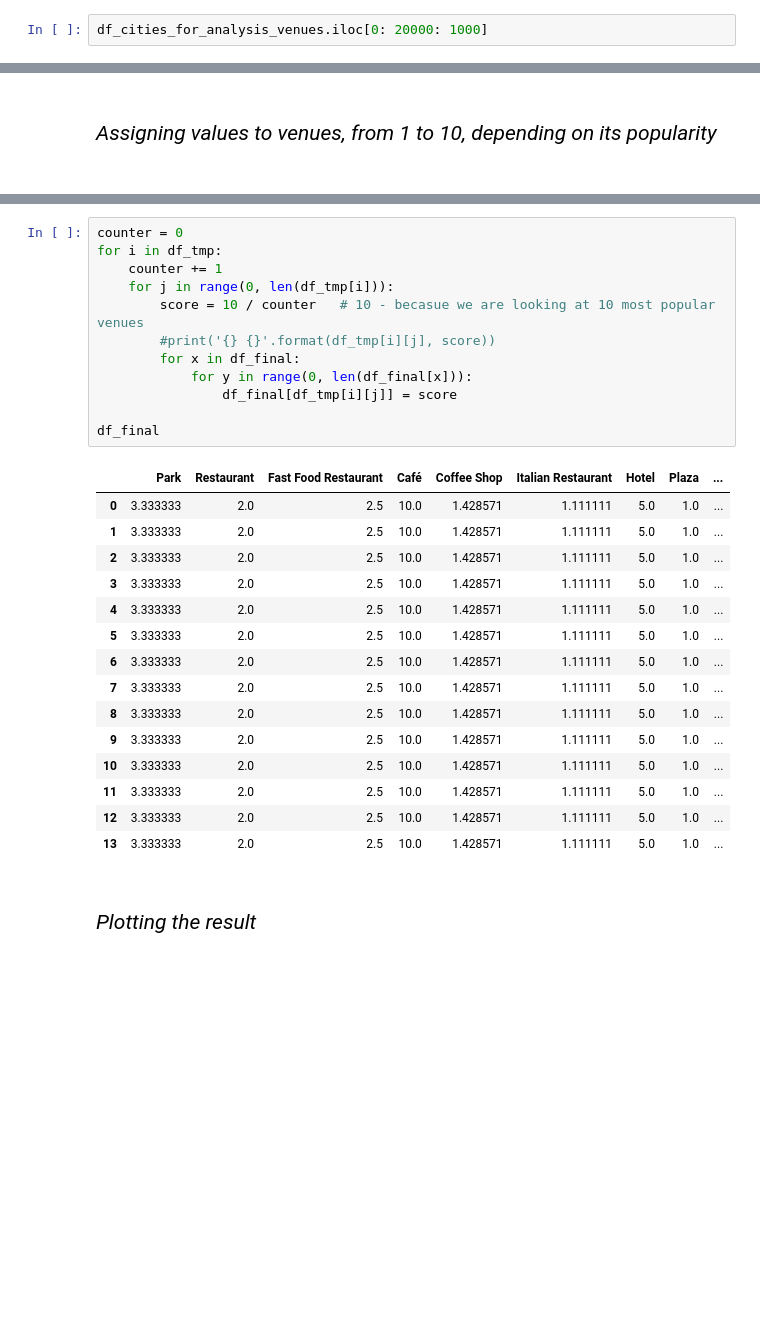
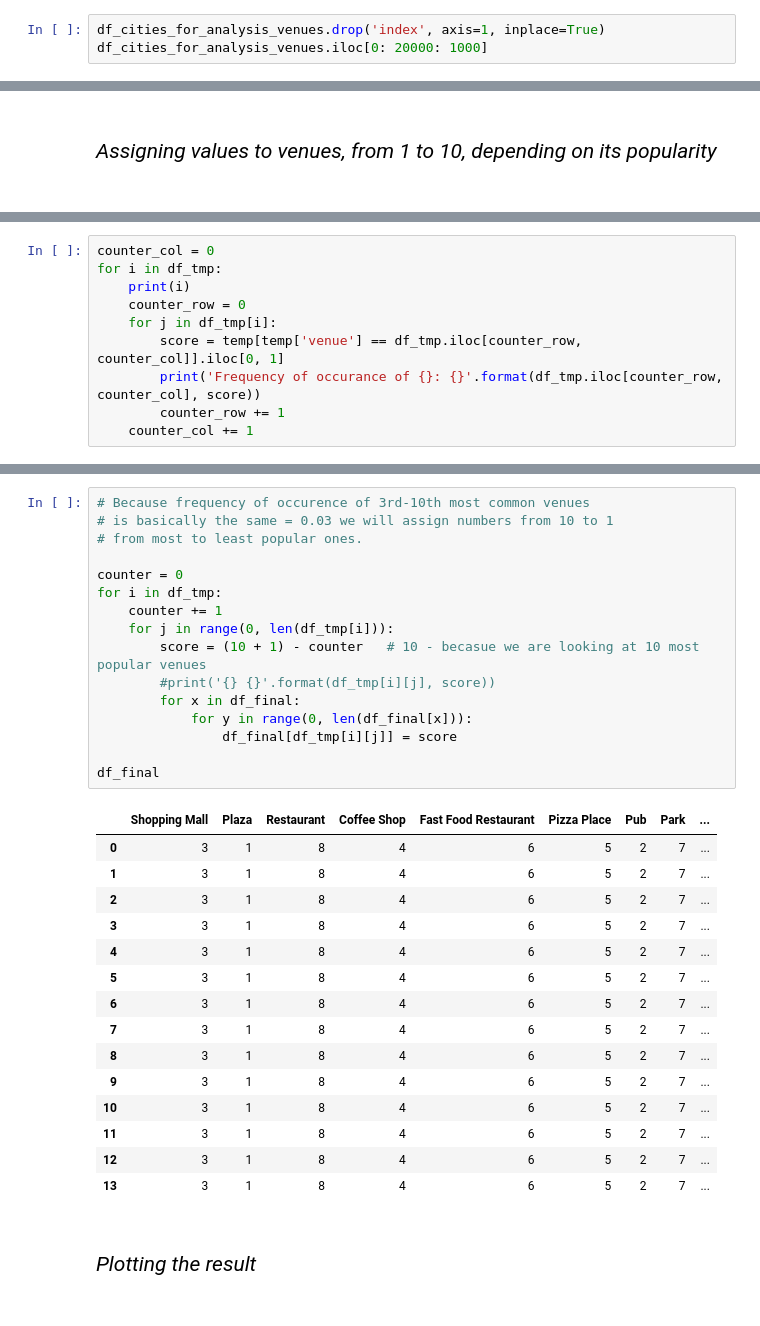
Before and after one commit to pmzubrzycki/Coursera_Capstone, a Jupyter notebook: Applied Data Science Capstone - Final Project.ipynb, the cells around one changed output, grey strips where cells are left out. Saved outputs shown, nothing was run; the diff lists cells and outputs as text; blank space fills up the shorter version.

```diff
--- a/Applied Data Science Capstone - Final Project.ipynb
+++ b/Applied Data Science Capstone - Final Project.ipynb
@@ -423,5 +427,6 @@ VERSION: 20191031 Shape: (20776, 8)
 # %%
 df_cities_for_analysis_venues = df_cities_for_analysis_venues.reset_index()
 # %%
+df_cities_for_analysis_venues.drop('index', axis=1, inplace=True)
 df_cities_for_analysis_venues.iloc[0: 20000: 1000]
 # %% [output]
@@ -841,3 +843,13 @@ df_final
 | 11 | NaN | NaN | NaN | NaN | NaN | NaN | NaN | NaN | ... |
 | 12 | NaN | NaN | NaN | NaN | NaN | NaN | NaN | NaN | ... |
 | 13 | NaN | NaN | NaN | NaN | NaN | NaN | NaN | NaN | ... |
+# %%
+counter_col = 0
+for i in df_tmp:
+    print(i)
+    counter_row = 0
+    for j in df_tmp[i]:
+        score = temp[temp['venue'] == df_tmp.iloc[counter_row, counter_col]].iloc[0, 1]
+        print('Frequency of occurance of {}: {}'.format(df_tmp.iloc[counter_row, counter_col], score))
+        counter_row += 1
+    counter_col += 1
@@ -844,31 +874,35 @@ df_final
 # %%
+# Because frequency of occurence of 3rd-10th most common venues
+# is basically the same = 0.03 we will assign numbers from 10 to 1
+# from most to least popular ones.
+
 counter = 0
 for i in df_tmp:
     counter += 1
     for j in range(0, len(df_tmp[i])):
-        score = 10 / counter   # 10 - becasue we are looking at 10 most popular venues
+        score = (10 + 1) - counter   # 10 - becasue we are looking at 10 most popular venues
         #print('{} {}'.format(df_tmp[i][j], score))
         for x in df_final:
             for y in range(0, len(df_final[x])):
                 df_final[df_tmp[i][j]] = score
 
 df_final
 # %% [output]
-|  | Park | Restaurant | Fast Food Restaurant | Café | Coffee Shop | Italian Restaurant | Hotel | Plaza | ... |
-| 0 | 3.333333 | 2.0 | 2.5 | 10.0 | 1.428571 | 1.111111 | 5.0 | 1.0 | ... |
-| 1 | 3.333333 | 2.0 | 2.5 | 10.0 | 1.428571 | 1.111111 | 5.0 | 1.0 | ... |
-| 2 | 3.333333 | 2.0 | 2.5 | 10.0 | 1.428571 | 1.111111 | 5.0 | 1.0 | ... |
-| 3 | 3.333333 | 2.0 | 2.5 | 10.0 | 1.428571 | 1.111111 | 5.0 | 1.0 | ... |
-| 4 | 3.333333 | 2.0 | 2.5 | 10.0 | 1.428571 | 1.111111 | 5.0 | 1.0 | ... |
-| 5 | 3.333333 | 2.0 | 2.5 | 10.0 | 1.428571 | 1.111111 | 5.0 | 1.0 | ... |
-| 6 | 3.333333 | 2.0 | 2.5 | 10.0 | 1.428571 | 1.111111 | 5.0 | 1.0 | ... |
-| 7 | 3.333333 | 2.0 | 2.5 | 10.0 | 1.428571 | 1.111111 | 5.0 | 1.0 | ... |
-| 8 | 3.333333 | 2.0 | 2.5 | 10.0 | 1.428571 | 1.111111 | 5.0 | 1.0 | ... |
-| 9 | 3.333333 | 2.0 | 2.5 | 10.0 | 1.428571 | 1.111111 | 5.0 | 1.0 | ... |
-| 10 | 3.333333 | 2.0 | 2.5 | 10.0 | 1.428571 | 1.111111 | 5.0 | 1.0 | ... |
-| 11 | 3.333333 | 2.0 | 2.5 | 10.0 | 1.428571 | 1.111111 | 5.0 | 1.0 | ... |
-| 12 | 3.333333 | 2.0 | 2.5 | 10.0 | 1.428571 | 1.111111 | 5.0 | 1.0 | ... |
-| 13 | 3.333333 | 2.0 | 2.5 | 10.0 | 1.428571 | 1.111111 | 5.0 | 1.0 | ... |
+|  | Shopping Mall | Plaza | Restaurant | Coffee Shop | Fast Food Restaurant | Pizza Place | Pub | Park | ... |
+| 0 | 3 | 1 | 8 | 4 | 6 | 5 | 2 | 7 | ... |
+| 1 | 3 | 1 | 8 | 4 | 6 | 5 | 2 | 7 | ... |
+| 2 | 3 | 1 | 8 | 4 | 6 | 5 | 2 | 7 | ... |
+| 3 | 3 | 1 | 8 | 4 | 6 | 5 | 2 | 7 | ... |
+| 4 | 3 | 1 | 8 | 4 | 6 | 5 | 2 | 7 | ... |
+| 5 | 3 | 1 | 8 | 4 | 6 | 5 | 2 | 7 | ... |
+| 6 | 3 | 1 | 8 | 4 | 6 | 5 | 2 | 7 | ... |
+| 7 | 3 | 1 | 8 | 4 | 6 | 5 | 2 | 7 | ... |
+| 8 | 3 | 1 | 8 | 4 | 6 | 5 | 2 | 7 | ... |
+| 9 | 3 | 1 | 8 | 4 | 6 | 5 | 2 | 7 | ... |
+| 10 | 3 | 1 | 8 | 4 | 6 | 5 | 2 | 7 | ... |
+| 11 | 3 | 1 | 8 | 4 | 6 | 5 | 2 | 7 | ... |
+| 12 | 3 | 1 | 8 | 4 | 6 | 5 | 2 | 7 | ... |
+| 13 | 3 | 1 | 8 | 4 | 6 | 5 | 2 | 7 | ... |
 # %% [markdown]
 <br></br>
 <p style="font-family: Arial; font-size:1.5em; padding=0.1em color:black; text-align: justify">
```
Also changed, not shown: parts of 25 cells of this notebook.
